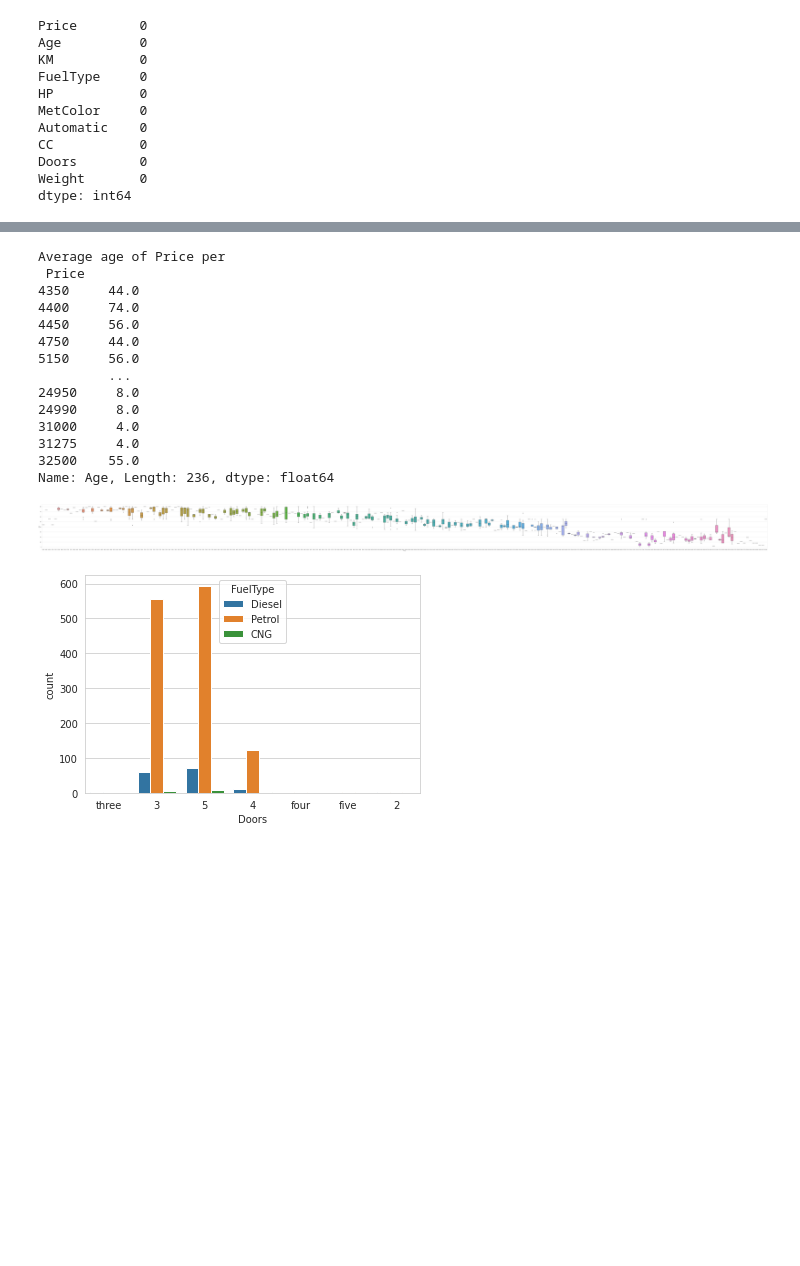
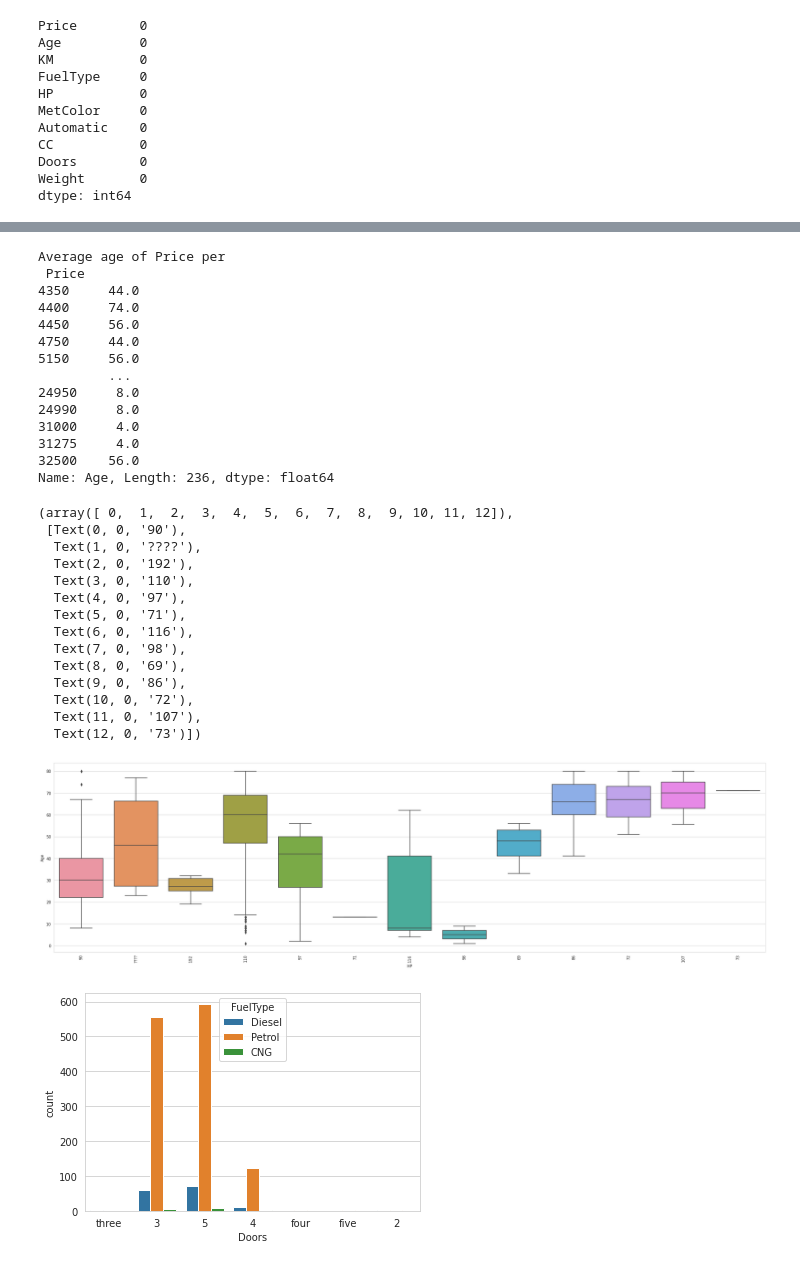
Before and after one commit to Mayankvlog/Toyota, a Jupyter notebook: Toyota-Machinelearning.ipynb, the cells around one changed output, grey strips where cells are left out. Cells and saved outputs as stored; diff of their text form; code cells hidden in the pictures; blank space fills up the shorter version.

```diff
--- a/Toyota-Machinelearning.ipynb
+++ b/Toyota-Machinelearning.ipynb
@@ -94,7 +98,3 @@ CC           0
 Doors        0
 Weight       0
 dtype: int64
-# %%
-toyota['Age'] = toyota.Age.astype(int)
-
-toyota['MetColor'] = toyota.MetColor.astype(int)
@@ -185,23 +304,38 @@ sns.countplot(x = 'Price',hue='CC',data=toyota)
 # %%
-plt.figure(figsize=(143, 9))
-sns.boxplot(x='Price',y='Age',data=toyota)
+plt.figure(figsize=(33, 9))
+sns.boxplot(x='HP',y='Age',data=toyota)
 print('Average age of Price per\n', toyota.groupby(["Price"])["Age"].mean().round(0))
+plt.xticks(rotation = 90)
 # %% [output]
 Average age of Price per
  Price
 4350     44.0
 4400     74.0
 4450     56.0
 4750     44.0
 5150     56.0
          ...
 24950     8.0
 24990     8.0
 31000     4.0
 31275     4.0
-32500    55.0
+32500    56.0
 Name: Age, Length: 236, dtype: float64
+(array([ 0,  1,  2,  3,  4,  5,  6,  7,  8,  9, 10, 11, 12]),
+ [Text(0, 0, '90'),
+  Text(1, 0, '????'),
+  Text(2, 0, '192'),
+  Text(3, 0, '110'),
+  Text(4, 0, '97'),
+  Text(5, 0, '71'),
+  Text(6, 0, '116'),
+  Text(7, 0, '98'),
+  Text(8, 0, '69'),
+  Text(9, 0, '86'),
+  Text(10, 0, '72'),
+  Text(11, 0, '107'),
+  Text(12, 0, '73')])
-[figure, old version]
+[figure, new version]
 # %%
 sns.countplot(x = "Doors", hue="FuelType", data=toyota)
 plt.show()
```
Also changed, not shown: parts of 54 cells of this notebook.
